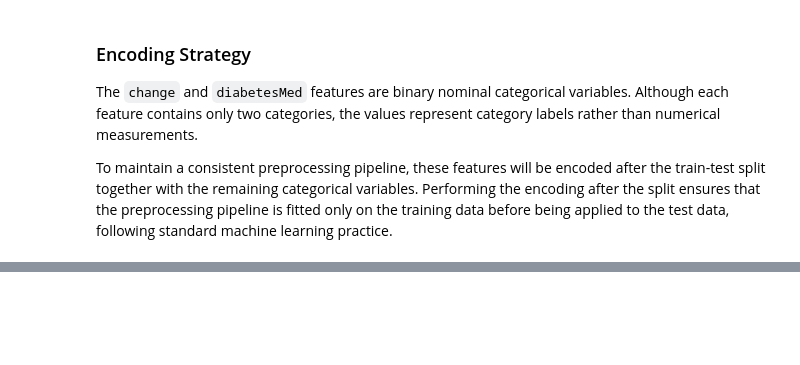
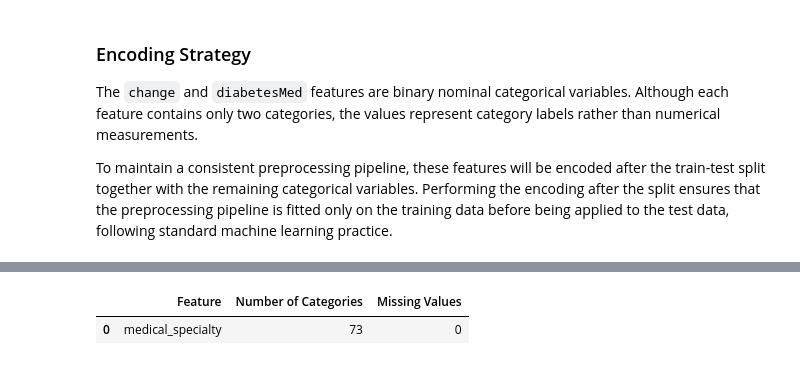
Before and after one commit to ajay-nagpal/Hospital-Readmission-Prediction, a Jupyter notebook: hospital_readmission.ipynb, the cells around one changed output, grey strips where cells are left out. Cells and saved outputs as stored; diff of their text form; code cells hidden in the pictures; blank space fills up the shorter version.

```diff
--- a/hospital_readmission.ipynb
+++ b/hospital_readmission.ipynb
@@ -2199,0 +2208,23 @@ To maintain a consistent preprocessing pipeline, these features will be encoded
+# %%
+# ========================================
+# Physician Specialty Overview
+# ========================================
+
+summary = pd.DataFrame({
+
+    "Feature": [
+        "medical_specialty"
+    ],
+
+    "Number of Categories": [
+        df["medical_specialty"].nunique()
+    ],
+
+    "Missing Values": [
+        df["medical_specialty"].isna().sum()
+    ]
+})
+summary
+# %% [output]
+|  | Feature | Number of Categories | Missing Values |
+| 0 | medical_specialty | 73 | 0 |
```
Also changed, not shown: parts of 15 cells of this notebook, 1 other file.
